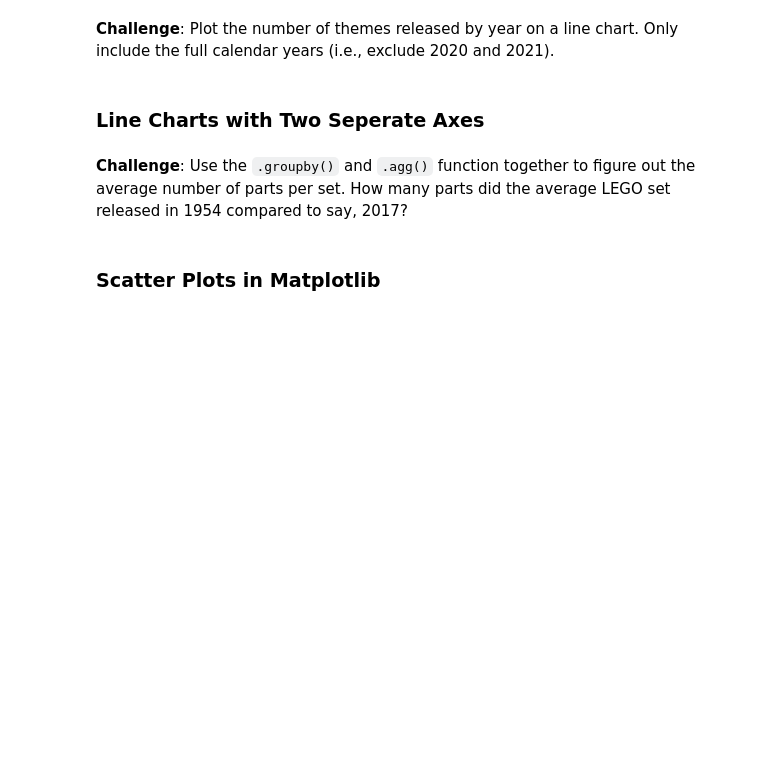
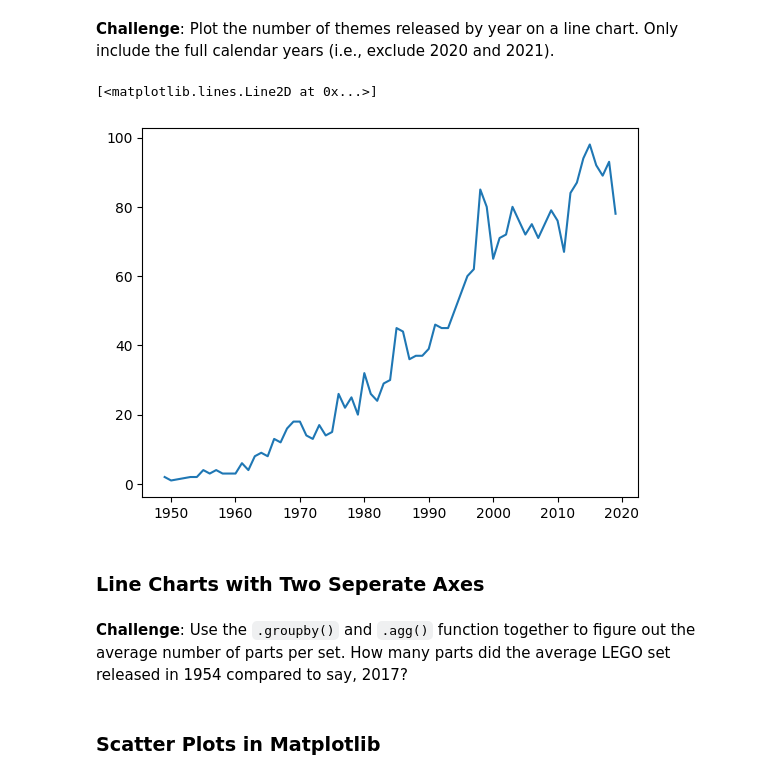
Before and after one commit to Ntt37Vp/100DaysPython, a Jupyter notebook: day-73/Lego_Analysis_for_Course_(start).ipynb, the cells around one changed output. Cells and saved outputs as stored; diff of their text form; code cells hidden in the pictures; blank space fills up the shorter version.

```diff
--- a/day-73/Lego_Analysis_for_Course_(start).ipynb
+++ b/day-73/Lego_Analysis_for_Course_(start).ipynb
@@ -157,3 +157,9 @@ Note that the .csv file is from late 2020, so to plot the full calendar years, y
 ### Aggregate Data with the Python .agg() Function
 
 Let's work out the number of different themes shipped by year. This means we have to count the number of unique theme_ids per calendar year.
+# %%
+themes_per_year = sets.groupby('year').agg({'theme_id': pd.Series.nunique})
+# %%
+themes_per_year.rename(columns={'theme_id':'nr_themes'}, inplace=True)
+themes_per_year.head()
+themes_per_year.tail()
@@ -160,5 +174,10 @@ Let's work out the number of different themes shipped by year. This means we hav
 # %% [markdown]
 **Challenge**: Plot the number of themes released by year on a line chart. Only include the full calendar years (i.e., exclude 2020 and 2021).
+# %%
+plt.plot(themes_per_year.index[:-2], themes_per_year.nr_themes[:-2])
+# %% [output]
+[<matplotlib.lines.Line2D at 0x...>]
+[figure, added]
 # %% [markdown]
 ### Line Charts with Two Seperate Axes
 # %% [markdown]
```
Also changed, not shown: parts of 2 cells of this notebook, 1 other file.
